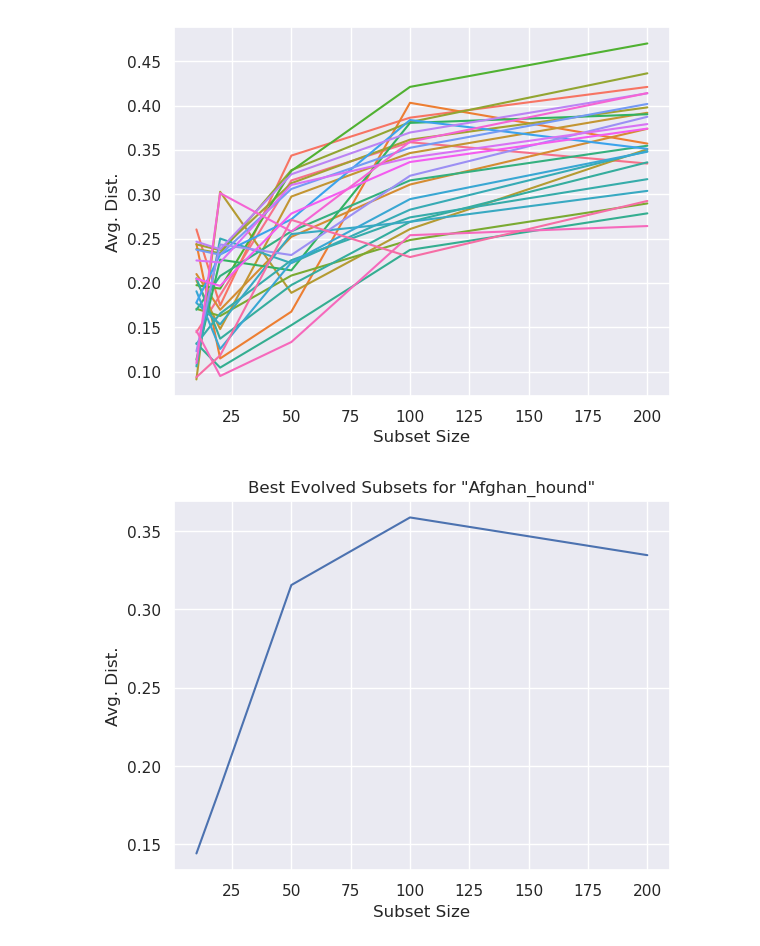
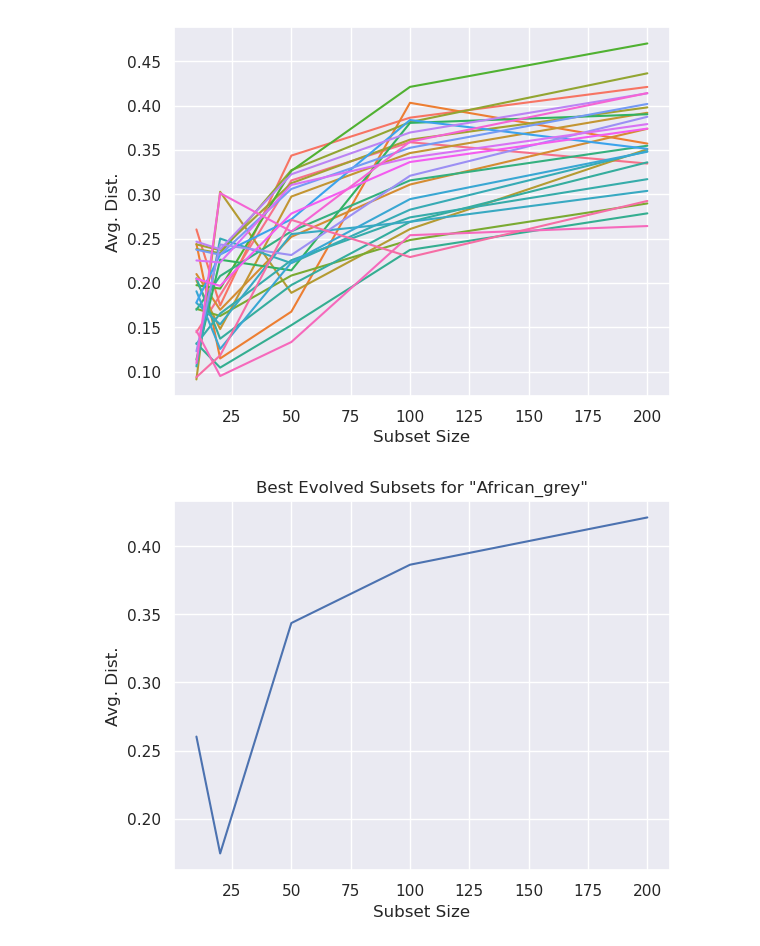
Before and after one commit to lfrati/OmnImage, a Jupyter notebook: scaling-analysis.ipynb, the cells around one changed output. Cells and saved outputs as stored; diff of their text form; code cells hidden in the pictures.

```diff
--- a/scaling-analysis.ipynb
+++ b/scaling-analysis.ipynb
@@ -139,4 +177,4 @@ KeyboardInterrupt:
 # All Classes Up to N=200
 # %%
 #df = get_fitnesses_for_classes()
-df = pd.read_pickle("/users/n/t/ntraft/scratch/Development/OmnImage/evolved_subset_fitnesses.pkl")
+df = pd.read_pickle("evolved_subset_fitnesses.pkl")
@@ -186,9 +228,9 @@ ax = sns.lineplot(data=non_monotonics, x="Subset Size", y="Avg. Dist.", hue="Lab
 [figure]
 # %%
 # Plot a single class.
-#clsname = "Afghan_hound"
+clsname = "African_grey"
 oneclass = df.loc[df["Label"] == clsname]
 ax = sns.lineplot(data=oneclass, x="Subset Size", y="Avg. Dist.", hue="Label", errorbar=None, legend=False)
 _ = ax.set_title(f'Best Evolved Subsets for "{clsname}"')
 # %% [output]
-[figure, old version]
+[figure, new version]
```
Also changed, not shown: parts of 16 cells of this notebook.
